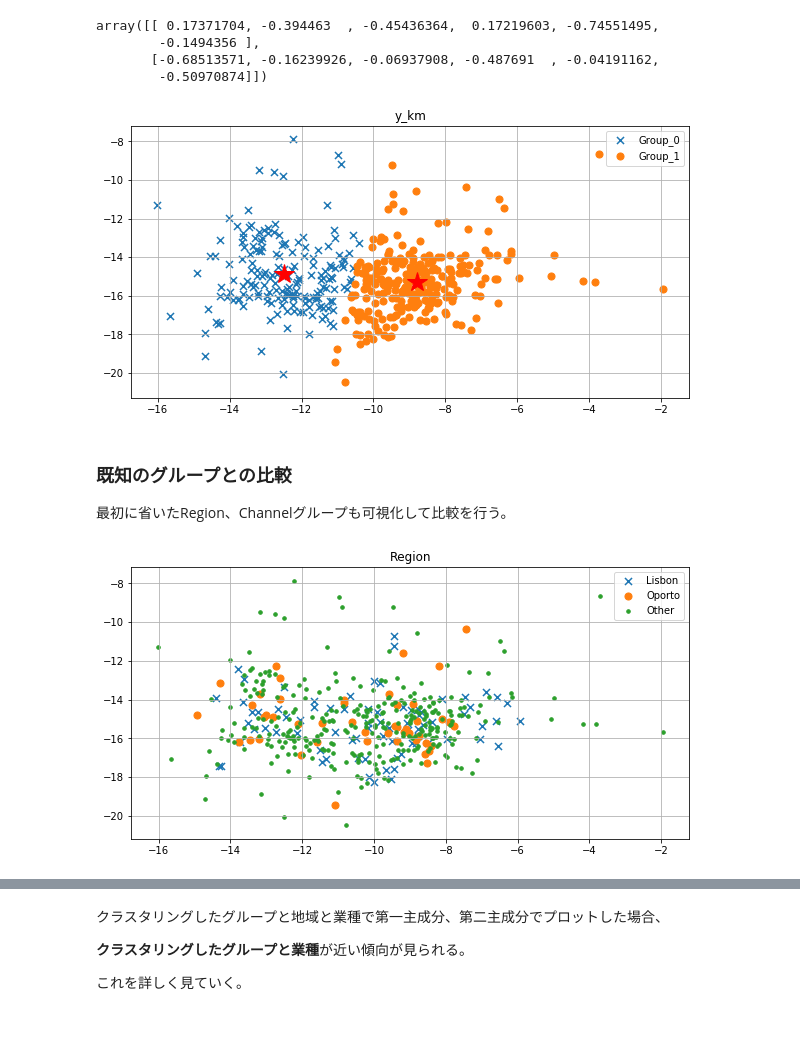
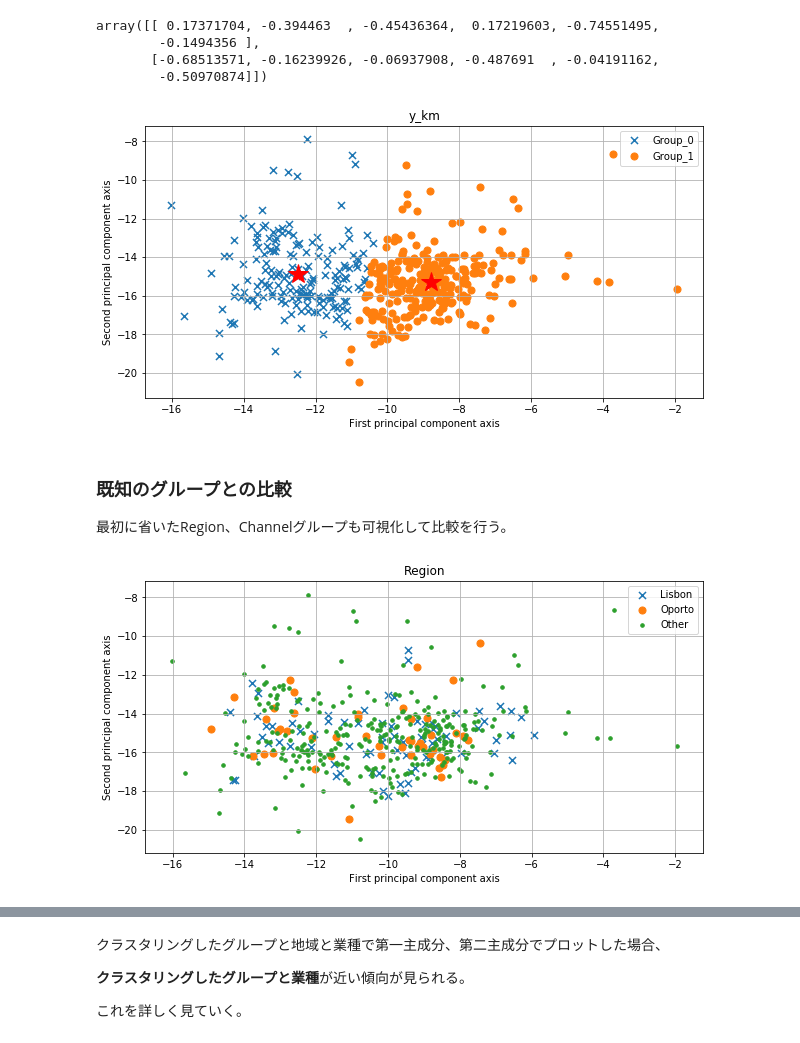
Before and after one commit to drkii/diveintocode-term1, a Jupyter notebook: sprint6/sprint6.ipynb, the cells around one changed output, grey strips where cells are left out. Drawn from its saved outputs; the diff is of its cells as text; code cells hidden in the pictures.

```diff
--- a/sprint6/sprint6.ipynb
+++ b/sprint6/sprint6.ipynb
@@ -376,21 +375,23 @@ data_pca = np.dot( data_fs, pca_vector.T)
 # %%
 plt.figure(figsize =(10,5))
 plt.title('y_km')
 
 data_zero = data_pca[y_km==0]
 data_one = data_pca[y_km==1]
 
 # plt.scatter(data_pca[:,0], data_pca[:,1], c=y_km , marker='o', s=50)
 plt.scatter(data_zero[:,0], data_zero[:,1], marker='x', s=50, label='Group_0')
 plt.scatter(data_one[:,0], data_one[:,1], marker='o', s=50, label='Group_1')
 plt.grid()
 plt.hold(True)
 centroid = np.dot(km.cluster_centers_, pca_vector.T)
 plt.plot(centroid[:,0], centroid[:,1], "*", MarkerSize =20, MarkerFaceColor = 'r', MarkerEdgeColor = 'r')
 plt.legend()
+plt.xlabel("First principal component axis")
+plt.ylabel("Second principal component axis")
 plt.show()
 # %% [output]
-[figure, old version]
+[figure, new version]
 # %% [markdown]
 ### 既知のグループとの比較
 
@@ -411,10 +412,12 @@ plt.grid()
 # plt.hold(True)
 #centroid = np.dot(km.cluster_centers_, pca_vector.T)
 #plt.plot(centroid[:,0], centroid[:,1],"*", MarkerSize =20, MarkerFaceColor = 'r', MarkerEdgeColor = 'r')
+plt.xlabel("First principal component axis")
+plt.ylabel("Second principal component axis")
 plt.legend()
 plt.show()
 # %% [output]
-[figure, old version]
+[figure, new version]
 # %%
 plt.figure(figsize =(10,5))
 plt.title('Channel')
```
Also changed, not shown: parts of 4 cells of this notebook.
